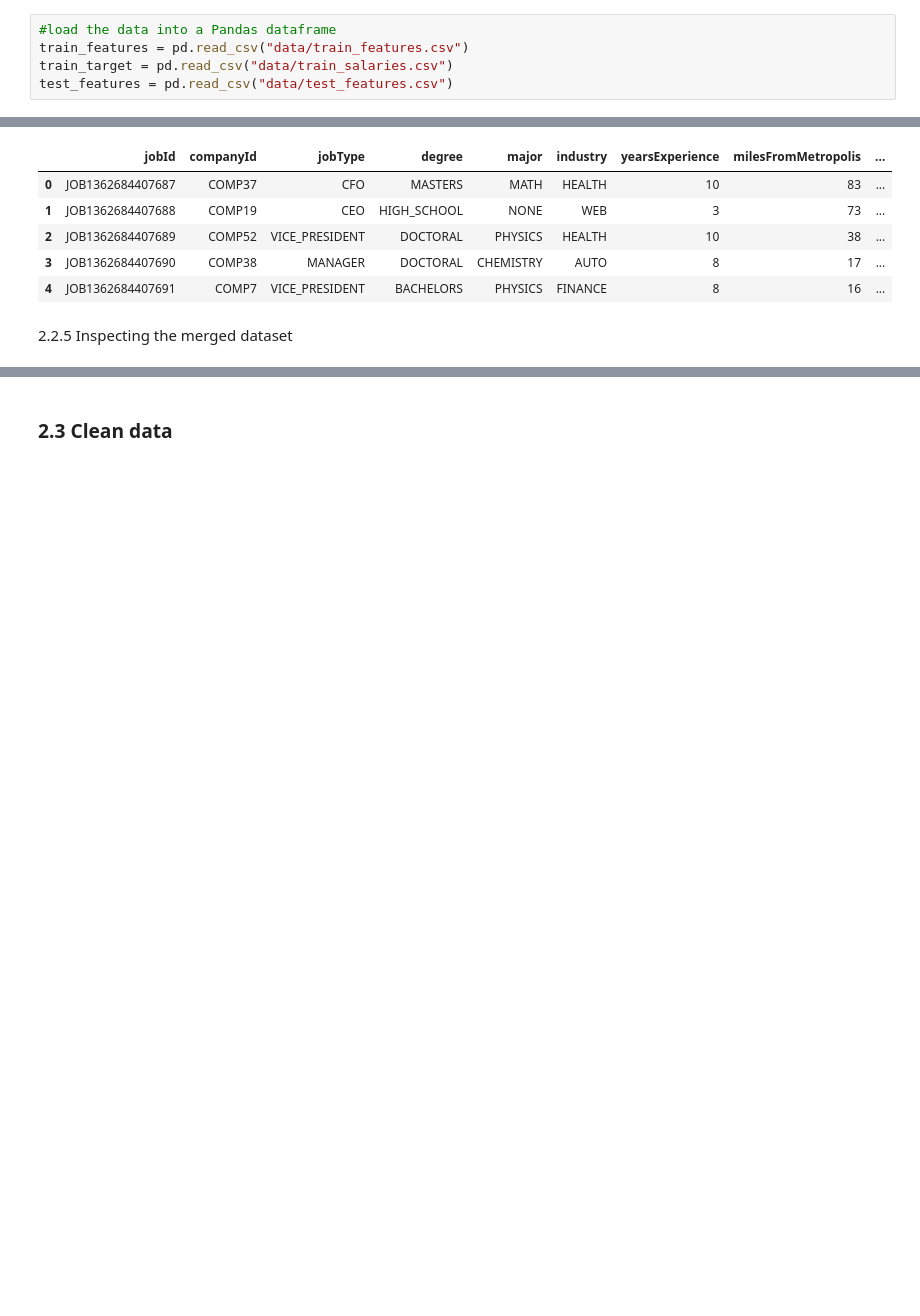
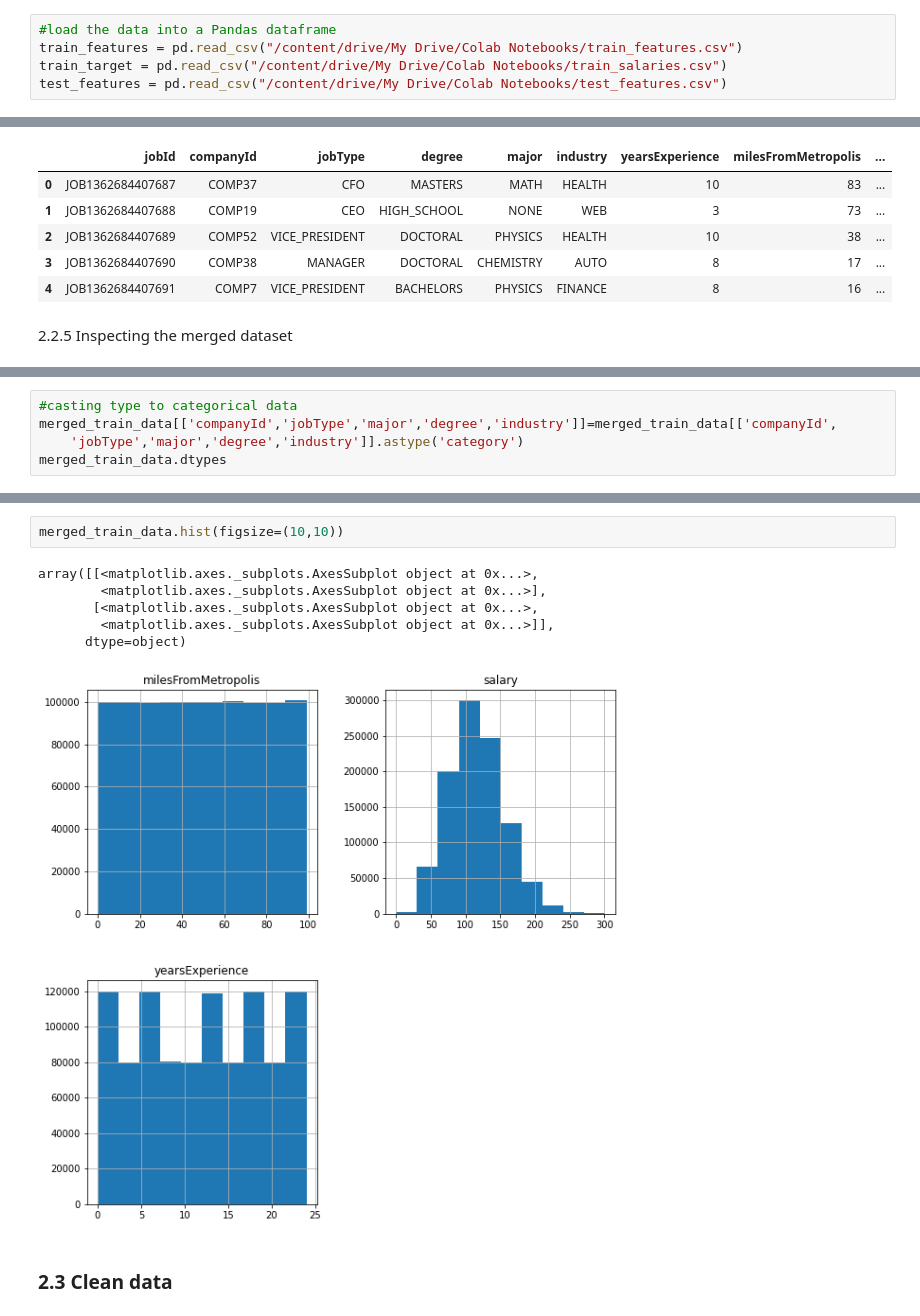
Before and after one commit to laniyadapo/salarypredictionportfolio, a Jupyter notebook: Salary Prediction Notebook.ipynb, the cells around one changed output, grey strips where cells are left out. Saved outputs shown, nothing was run; the diff lists cells and outputs as text; blank space fills up the shorter version.

```diff
--- a/Salary Prediction Notebook.ipynb
+++ b/Salary Prediction Notebook.ipynb
@@ -45,6 +61,6 @@ __email__ = "laniyadapo@gmail.com"
 # %%
 #load the data into a Pandas dataframe
-train_features = pd.read_csv("data/train_features.csv")
-train_target = pd.read_csv("data/train_salaries.csv")
-test_features = pd.read_csv("data/test_features.csv")
+train_features = pd.read_csv("/content/drive/My Drive/Colab Notebooks/train_features.csv")
+train_target = pd.read_csv("/content/drive/My Drive/Colab Notebooks/train_salaries.csv")
+test_features = pd.read_csv("/content/drive/My Drive/Colab Notebooks/test_features.csv")
 # %% [markdown]
@@ -151,3 +167,8 @@ None
 
 ####################The number of duplicates in the dataset#####################
 0
+# %%
+#casting type to categorical data
+merged_train_data[['companyId','jobType','major','degree','industry']]=merged_train_data[['companyId',
+    'jobType','major','degree','industry']].astype('category')
+merged_train_data.dtypes
@@ -154,3 +186,12 @@ None
+# %%
+merged_train_data.hist(figsize=(10,10))
+# %% [output]
+array([[<matplotlib.axes._subplots.AxesSubplot object at 0x...>,
+        <matplotlib.axes._subplots.AxesSubplot object at 0x...>],
+       [<matplotlib.axes._subplots.AxesSubplot object at 0x...>,
+        <matplotlib.axes._subplots.AxesSubplot object at 0x...>]],
+      dtype=object)
+[figure, added]
 # %% [markdown]
 ### 2.3 Clean data
 # %% [markdown]
```
Also changed, not shown: parts of 151 cells of this notebook.
